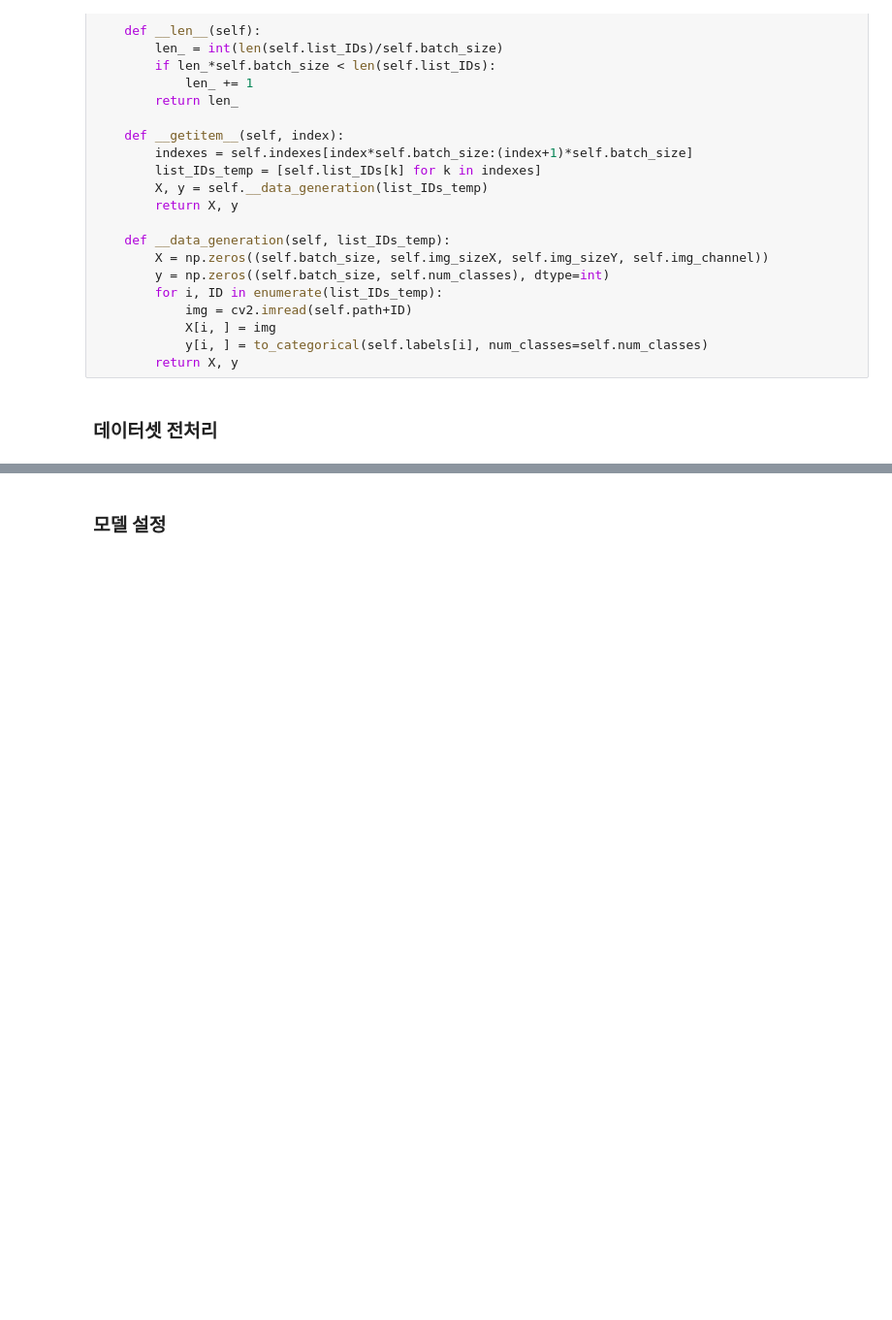
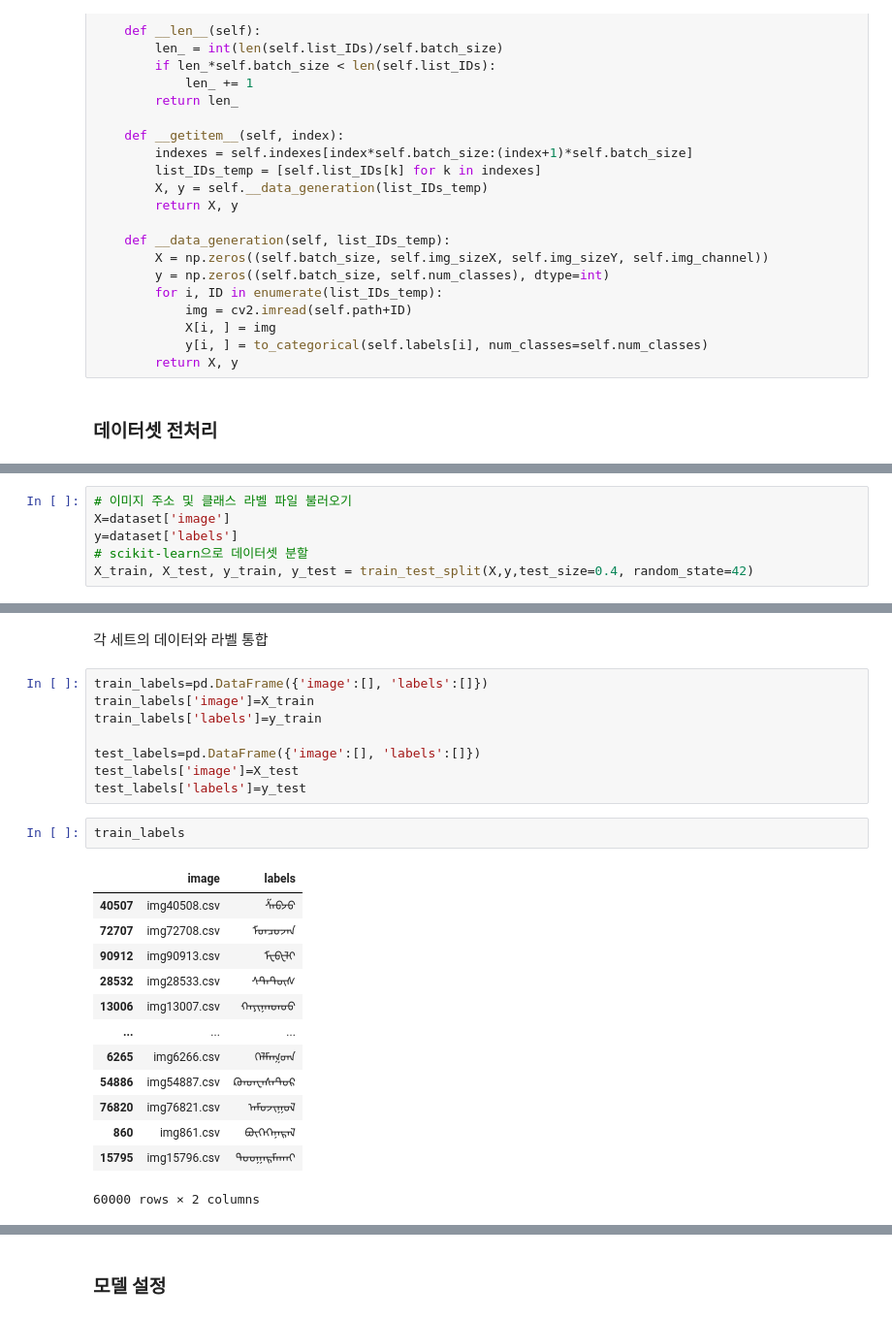
Before and after one commit to spiderpupa/traditional-mongolic-handwritten, a Jupyter notebook: traditional_mongolic_handwritten.ipynb, the cells around one changed output, grey strips where cells are left out. Shown at 97% size. Drawn from its saved outputs; the diff is of its cells as text; blank space fills up the shorter version.

```diff
--- a/traditional_mongolic_handwritten.ipynb
+++ b/traditional_mongolic_handwritten.ipynb
@@ -227,0 +231,6 @@ class DataGenerator(Sequence):
+# %%
+# 이미지 주소 및 클래스 라벨 파일 불러오기
+X=dataset['image']
+y=dataset['labels']
+# scikit-learn으로 데이터셋 분할
+X_train, X_test, y_train, y_test = train_test_split(X,y,test_size=0.4, random_state=42)
@@ -227,0 +243,26 @@ class DataGenerator(Sequence):
+# %% [markdown]
+각 세트의 데이터와 라벨 통합
+# %%
+train_labels=pd.DataFrame({'image':[], 'labels':[]})
+train_labels['image']=X_train
+train_labels['labels']=y_train
+
+test_labels=pd.DataFrame({'image':[], 'labels':[]})
+test_labels['image']=X_test
+test_labels['labels']=y_test
+# %%
+train_labels
+# %% [output]
+|  | image | labels |
+| 40507 | img40508.csv | ᠱᠠᠪᠵᠤ |
+| 72707 | img72708.csv | ᠮᠣᠨᠴᠣᠵᠠᠨ |
+| 90912 | img90913.csv | ᠮᠧᠪᠧᠯᠢ |
+| 28532 | img28533.csv | ᠰᠲ᠋ᠠᠲ᠋ᠦ᠋ᠰ |
+| 13006 | img13007.csv | ᠬᠠᠶᠢᠨᠠᠨᠳᠤᠤ |
+| ... | ... | ... |
+| 6265 | img6266.csv | ᠭᠡᠯᠮᠡᠭᠳᠡ |
+| 54886 | img54887.csv | ᠺᠣᠨᠳᠧᠨᠰᠠᠲ᠋ᠣᠷ |
+| 76820 | img76821.csv | ᠠᠮᠤᠵᠢᠭᠤᠯ |
+| 860 | img861.csv | ᠪᠥᠭᠡᠭᠡᠨᠡᠷᠡᠯ |
+| 15795 | img15796.csv | ᠳᠤᠤᠭᠠᠷᠮᠠᠬᠠᠢ |
+60000 rows × 2 columns
```
Also changed, not shown: parts of 26 cells of this notebook.
